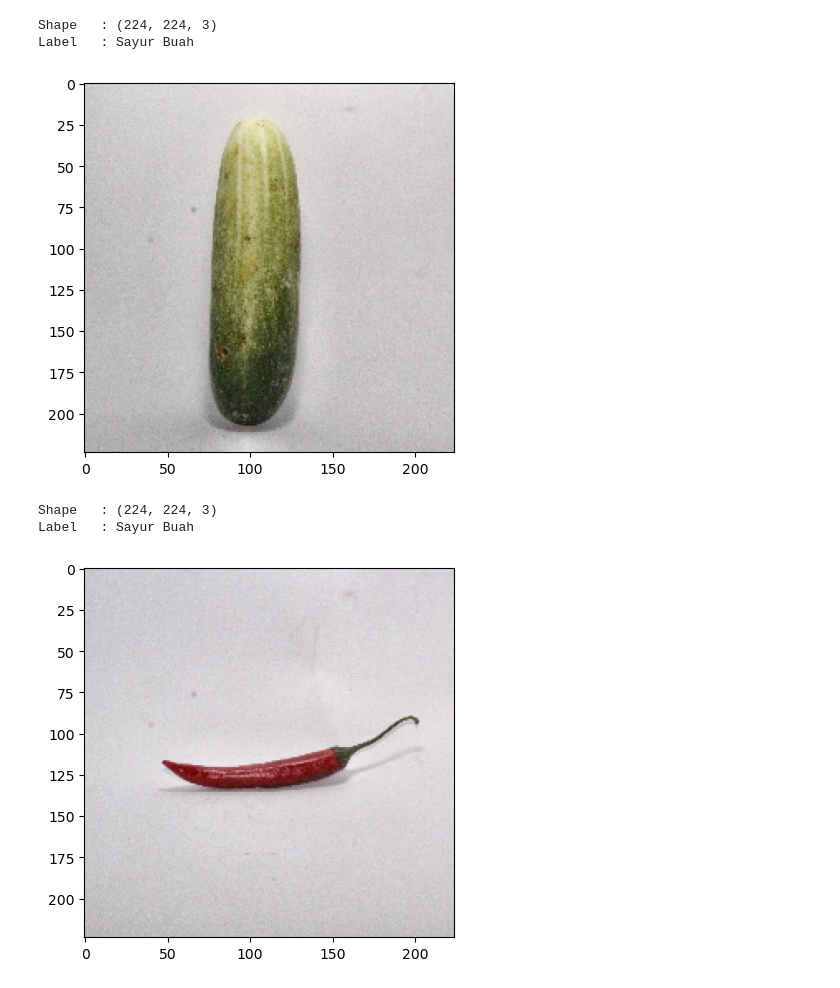
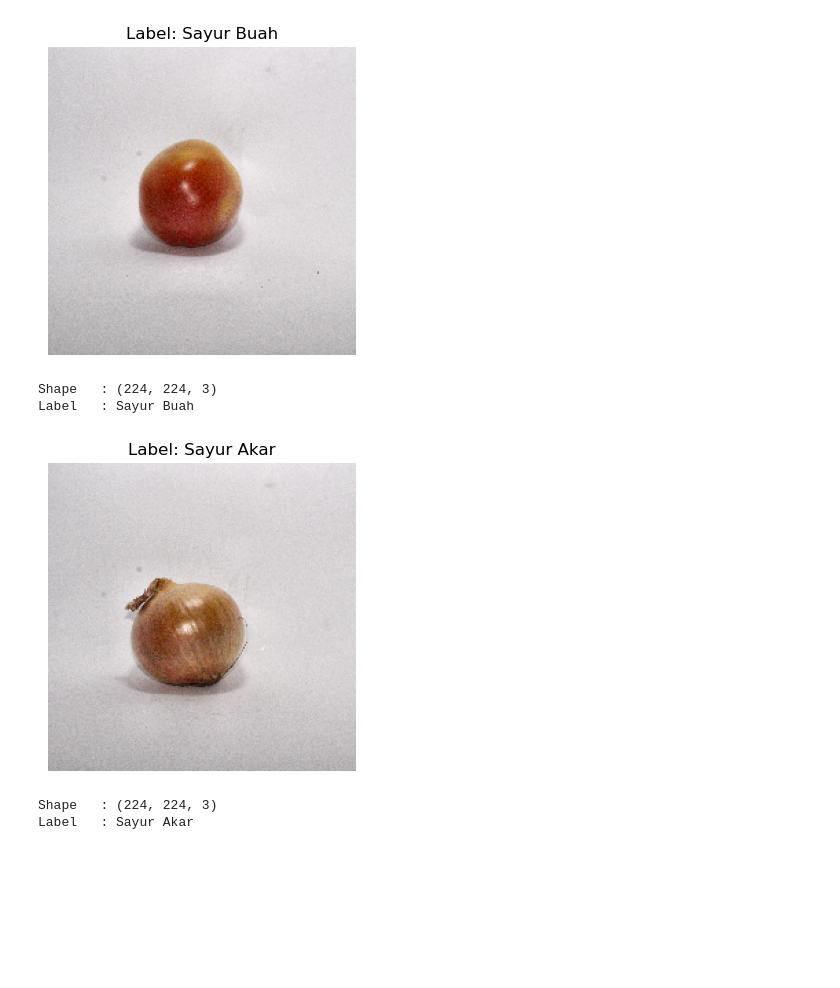
Before and after one commit to sukinnamz/ParisyApp-DataTraining, a Jupyter notebook: preprocessing.ipynb, the cells around one changed output. Drawn from its saved outputs; the diff is of its cells as text; code cells hidden in the pictures; blank space fills up the shorter version.

```diff
--- a/preprocessing.ipynb
+++ b/preprocessing.ipynb
@@ -26,14 +26,26 @@ def load_dataset(img_dir):
 # %%
 df = load_dataset(df_dir)
 # %%
+import matplotlib.pyplot as plt
+
 def img_viz(img_list, num_img):
+    if num_img < 0 or num_img >= len(img_list):
+        raise IndexError("num_img out of range")
 
-    img = img_list[num_img][0]
-    label = img_list[num_img][1]
+    img, label = img_list[num_img]
 
-    plt.imshow(img)
-    print(f'Shape\t: {img.shape}')
-    print(f'Label\t: {label}')
+    img = np.array(img)
+
+    cmap = "gray" if len(img.shape) == 2 else None
+
+    plt.figure(figsize=(4,4))
+    plt.imshow(img, cmap=cmap)
+    plt.title(f"Label: {label}")
+    plt.axis("off")
+    plt.show()
+
+    print(f"Shape\t: {img.shape}")
+    print(f"Label\t: {label}")
 # %%
 img_viz(df, 40)
 # %% [output]
@@ -77,7 +98,7 @@ def preprocessing_basic(img_list):
         cropped = crop_center(img)
         resized = cv2.resize(cropped, (224, 224))
         clahe = apply_clahe(resized)
-        seg_mask = segment_object(clahe)
+        #seg_mask = segment_object_otsu(clahe)
 
         # final_img = clahe * (seg_mask > 0)
 
@@ -87,9 +108,9 @@ def preprocessing_basic(img_list):
 # %%
 basic = preprocessing_basic(df)
 # %%
-img_viz(basic, 60)
+img_viz(basic, 0)
 # %% [output]
+[figure, new version]
 Shape   : (224, 224, 3)
 Label   : Sayur Buah
-[figure, old version]
 # %%
@@ -129,6 +155,6 @@ aug = apply_augmentation(basic, n_aug=3)
 # %%
-img_viz(aug, 185)
+img_viz(aug, 0)
 # %% [output]
+[figure, new version]
 Shape   : (224, 224, 3)
-Label   : Sayur Buah
+Label   : Sayur Akar
-[figure, old version]
```
Also changed, not shown: parts of 9 cells of this notebook.
